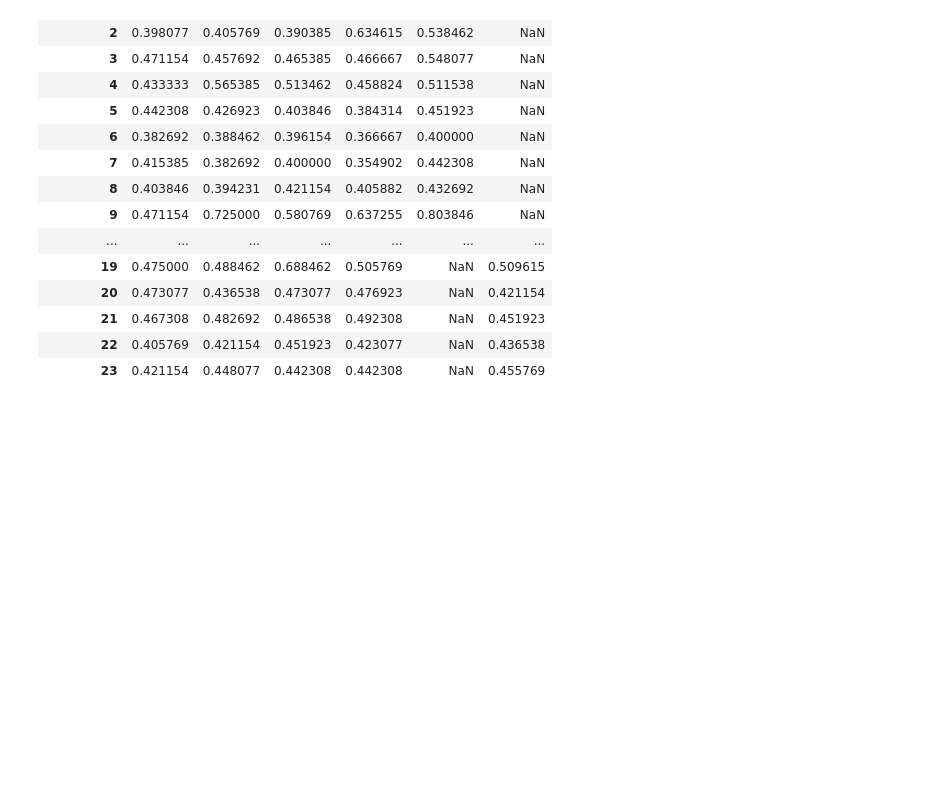
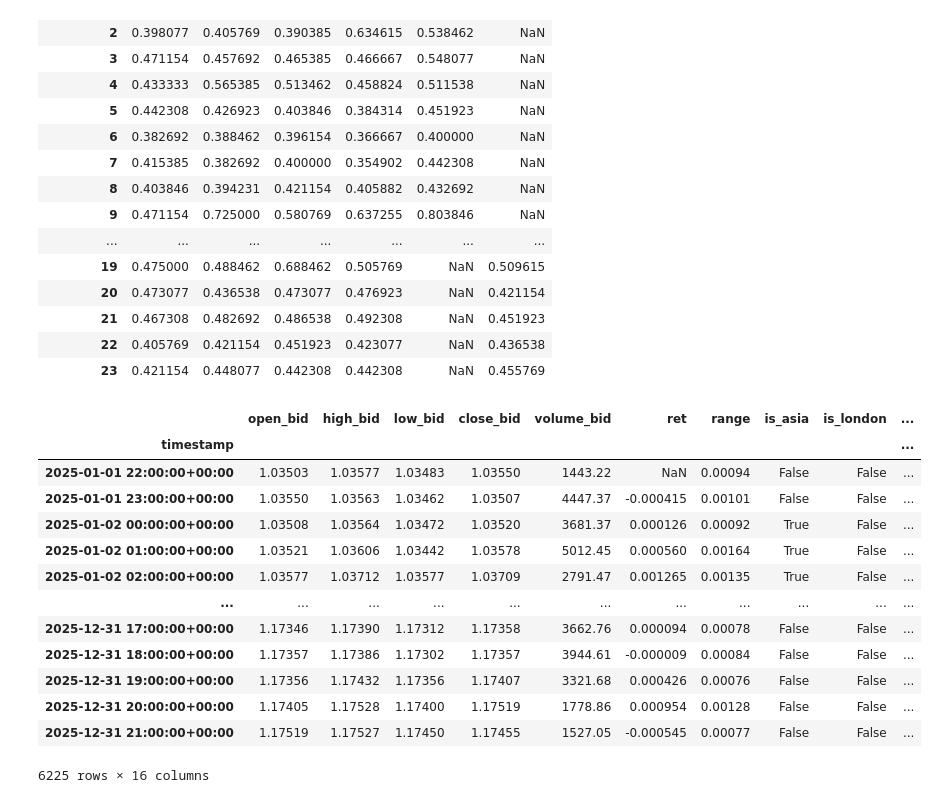
Before and after one commit to TaDungg/algo-ml, a Jupyter notebook: notebooks/07_session_spread.ipynb, the cells around one changed output. Drawn from its saved outputs; the diff is of its cells as text; code cells hidden in the pictures; blank space fills up the shorter version.

```diff
--- a/notebooks/07_session_spread.ipynb
+++ b/notebooks/07_session_spread.ipynb
@@ -216,3 +217,20 @@ daytime_summary.unstack()
 | 21 | 0.467308 | 0.482692 | 0.486538 | 0.492308 | NaN | 0.451923 |
 | 22 | 0.405769 | 0.421154 | 0.451923 | 0.423077 | NaN | 0.436538 |
 | 23 | 0.421154 | 0.448077 | 0.442308 | 0.442308 | NaN | 0.455769 |
+# %%
+df_merge
+# %% [output]
+|  | open_bid | high_bid | low_bid | close_bid | volume_bid | ret | range | is_asia | is_london | ... |
+| timestamp |  |  |  |  |  |  |  |  |  | ... |
+| 2025-01-01 22:00:00+00:00 | 1.03503 | 1.03577 | 1.03483 | 1.03550 | 1443.22 | NaN | 0.00094 | False | False | ... |
+| 2025-01-01 23:00:00+00:00 | 1.03550 | 1.03563 | 1.03462 | 1.03507 | 4447.37 | -0.000415 | 0.00101 | False | False | ... |
+| 2025-01-02 00:00:00+00:00 | 1.03508 | 1.03564 | 1.03472 | 1.03520 | 3681.37 | 0.000126 | 0.00092 | True | False | ... |
+| 2025-01-02 01:00:00+00:00 | 1.03521 | 1.03606 | 1.03442 | 1.03578 | 5012.45 | 0.000560 | 0.00164 | True | False | ... |
+| 2025-01-02 02:00:00+00:00 | 1.03577 | 1.03712 | 1.03577 | 1.03709 | 2791.47 | 0.001265 | 0.00135 | True | False | ... |
+| ... | ... | ... | ... | ... | ... | ... | ... | ... | ... | ... |
+| 2025-12-31 17:00:00+00:00 | 1.17346 | 1.17390 | 1.17312 | 1.17358 | 3662.76 | 0.000094 | 0.00078 | False | False | ... |
+| 2025-12-31 18:00:00+00:00 | 1.17357 | 1.17386 | 1.17302 | 1.17357 | 3944.61 | -0.000009 | 0.00084 | False | False | ... |
+| 2025-12-31 19:00:00+00:00 | 1.17356 | 1.17432 | 1.17356 | 1.17407 | 3321.68 | 0.000426 | 0.00076 | False | False | ... |
+| 2025-12-31 20:00:00+00:00 | 1.17405 | 1.17528 | 1.17400 | 1.17519 | 1778.86 | 0.000954 | 0.00128 | False | False | ... |
+| 2025-12-31 21:00:00+00:00 | 1.17519 | 1.17527 | 1.17450 | 1.17455 | 1527.05 | -0.000545 | 0.00077 | False | False | ... |
+6225 rows × 16 columns
```
Also changed, not shown: parts of 2 cells of this notebook, 4 other files.
